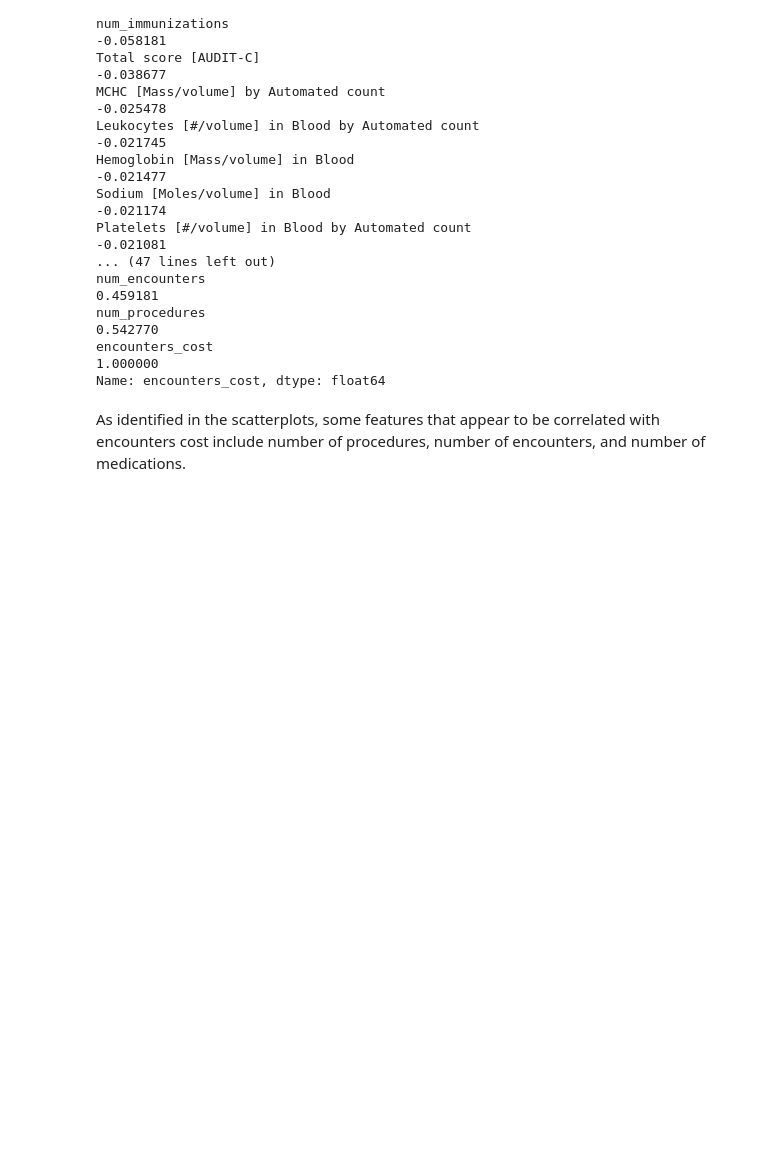
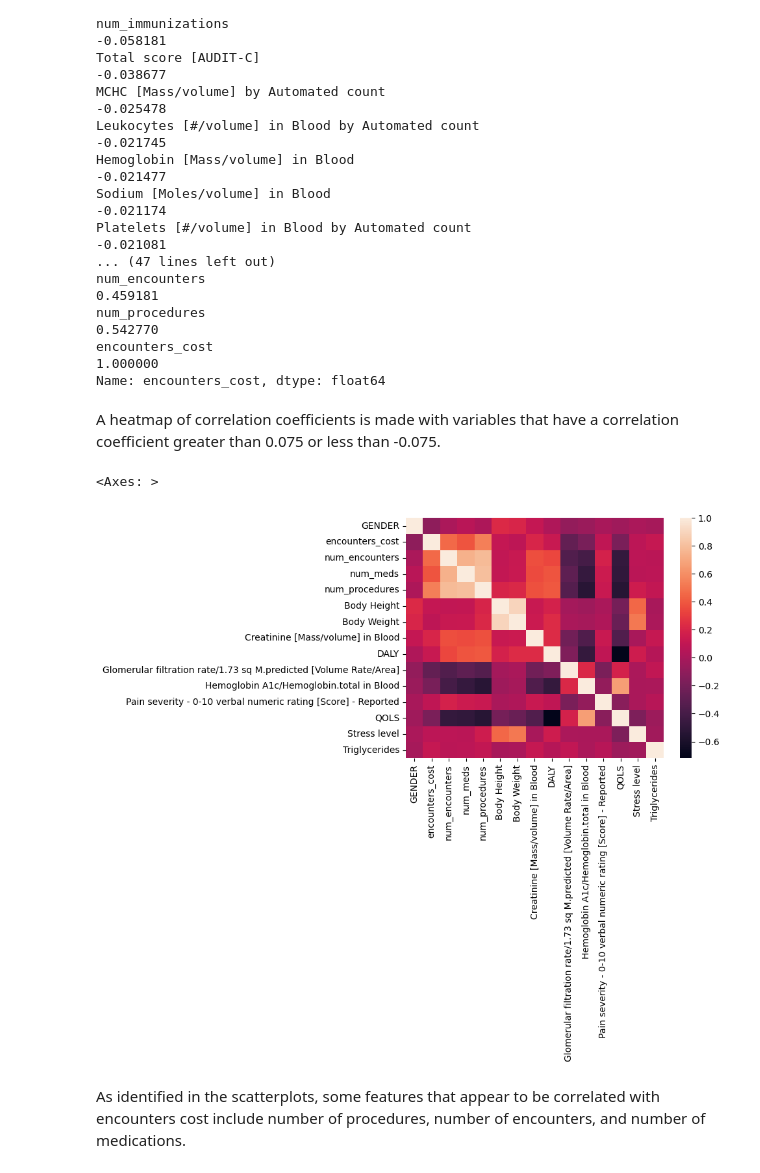
Before and after one commit to dianakulawiec/Synthea-Capstone-Project, a Jupyter notebook: source/Synthea_EDA.ipynb, the cells around one changed output. Drawn from its saved outputs; the diff is of its cells as text; code cells hidden in the pictures; blank space fills up the shorter version.

Commit message:
Added graph to EDA

```diff
--- a/source/Synthea_EDA.ipynb
+++ b/source/Synthea_EDA.ipynb
@@ -254,6 +254,16 @@ num_encounters                                                              0.45
 num_procedures                                                              0.542770
 encounters_cost                                                             1.000000
 Name: encounters_cost, dtype: float64
+# %% [markdown]
+A heatmap of correlation coefficients is made with variables that have a correlation coefficient greater than 0.075 or less than -0.075.
+# %%
+correlation = pd.DataFrame(df.corr(numeric_only=True)['encounters_cost'][abs(df.corr(numeric_only=True)['encounters_cost']) > 0.075])
+correlation = correlation.index
+df_corr = df[correlation]
+sns.heatmap(df_corr.corr(numeric_only=True))
+# %% [output]
+<Axes: >
+[figure, added]
 # %% [markdown]
 As identified in the scatterplots, some features that appear to be correlated with encounters cost include number of procedures, number of encounters, and number of medications.
 # %% [markdown]
```
